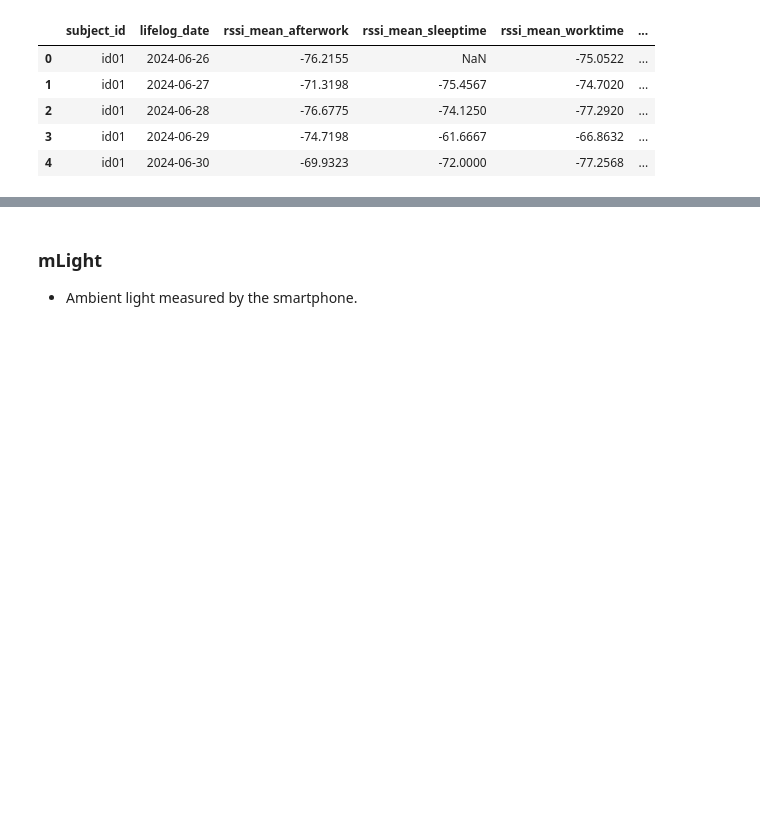
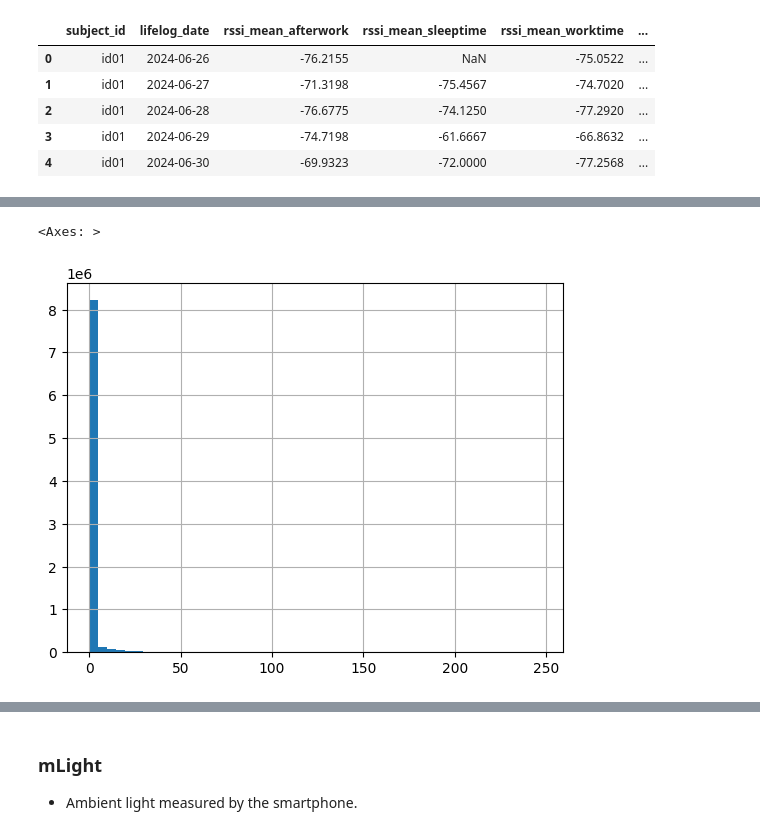
Before and after one commit to jacobgreen4477/Construction-Equipment-Oil-Condition-Classification-AI-Competition, a Jupyter notebook: ETRI_v1_0_0.ipynb, the cells around one changed output, grey strips where cells are left out. Saved outputs shown, nothing was run; the diff lists cells and outputs as text; code cells hidden in the pictures; blank space fills up the shorter version.

```diff
--- a/ETRI_v1_0_0.ipynb
+++ b/ETRI_v1_0_0.ipynb
@@ -622,3 +633,8 @@ ch2025_mGps.head(1)
+# %%
+ch2025_mGps['speed'].explode().astype(float).hist(bins=50)
+# %% [output]
+<Axes: >
+[figure, added]
 # %%
 def calculate_daily_metrics(group):
 
```
Also changed, not shown: parts of 6 cells of this notebook.
